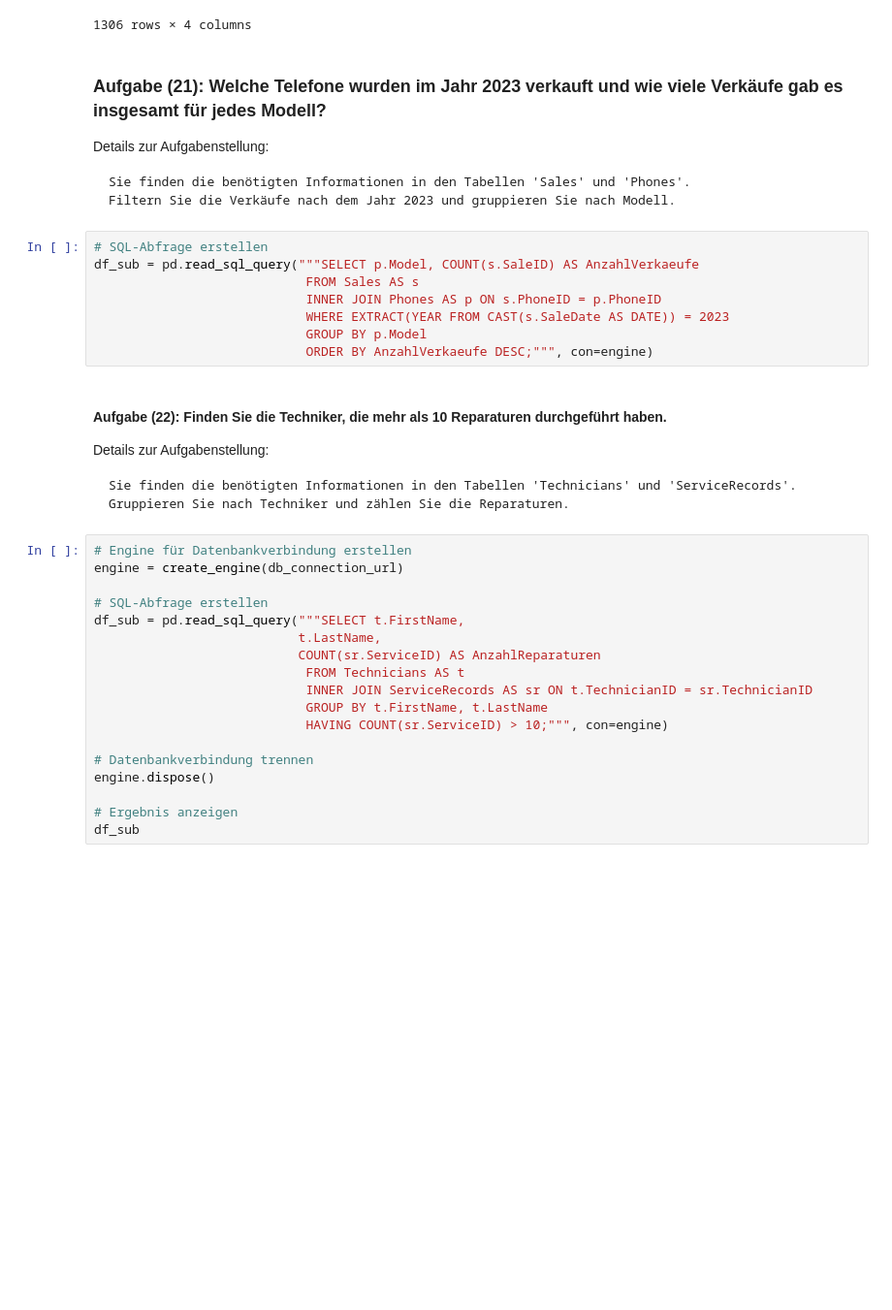
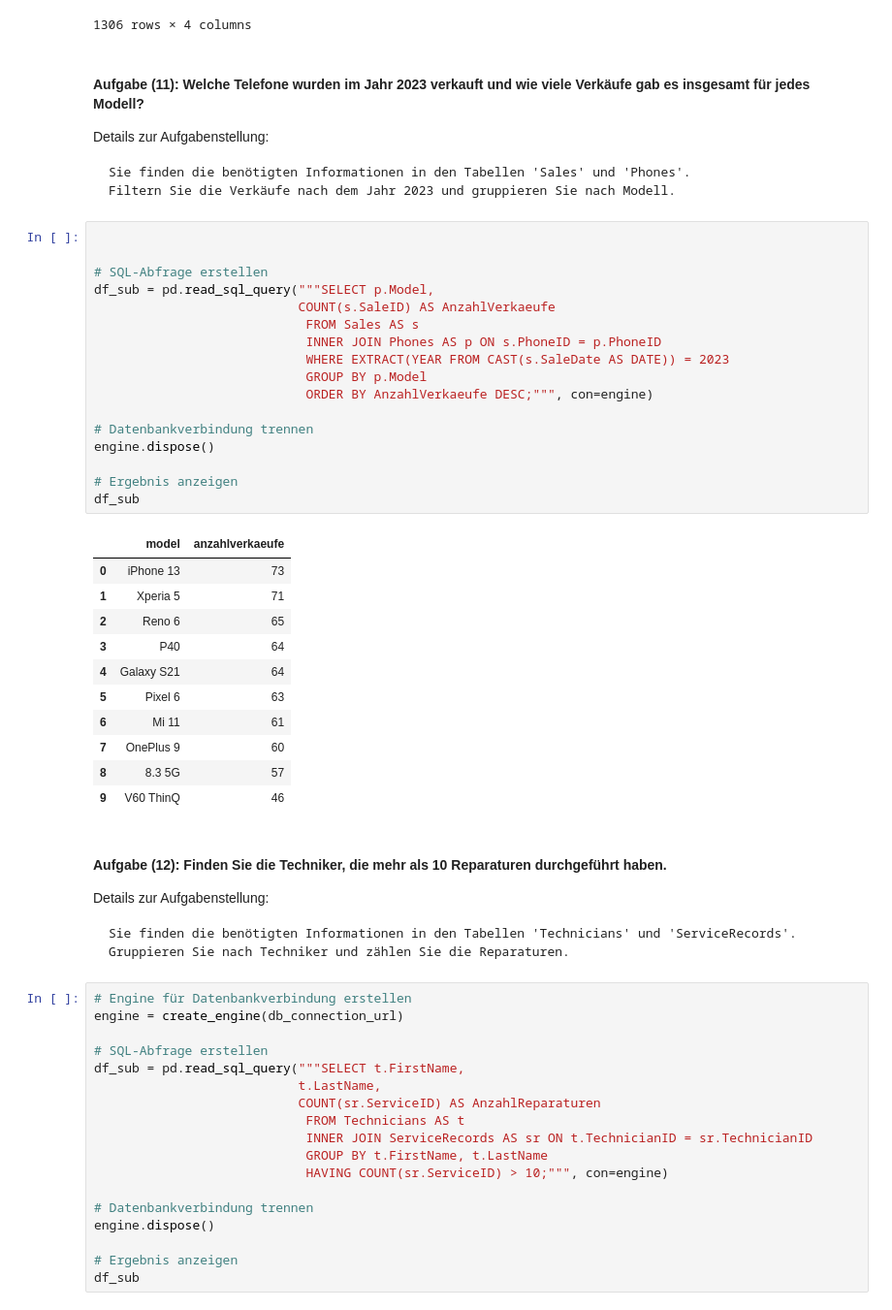
Before and after one commit to blobb3/python_postgresql_pgadmin, a Jupyter notebook: Test_Exam_Relationale_Daten_Solution.ipynb, the cells around one changed output. Shown: that part at 97% size. Cells and saved outputs as stored; diff of their text form; blank space fills up the shorter version.

```diff
--- a/Test_Exam_Relationale_Daten_Solution.ipynb
+++ b/Test_Exam_Relationale_Daten_Solution.ipynb
@@ -715,22 +720,43 @@ df_sub
 | 1305 | Ashley | Brown | V60 ThinQ | 1055.02 |
 1306 rows × 4 columns
 # %% [markdown]
-### Aufgabe (21): Welche Telefone wurden im Jahr 2023 verkauft und wie viele Verkäufe gab es insgesamt für jedes Modell?
+#### Aufgabe (11): Welche Telefone wurden im Jahr 2023 verkauft und wie viele Verkäufe gab es insgesamt für jedes Modell?
 
 Details zur Aufgabenstellung:
 
     Sie finden die benötigten Informationen in den Tabellen 'Sales' und 'Phones'.
     Filtern Sie die Verkäufe nach dem Jahr 2023 und gruppieren Sie nach Modell.
 # %%
+
+
 # SQL-Abfrage erstellen
-df_sub = pd.read_sql_query("""SELECT p.Model, COUNT(s.SaleID) AS AnzahlVerkaeufe
+df_sub = pd.read_sql_query("""SELECT p.Model,
+                           COUNT(s.SaleID) AS AnzahlVerkaeufe
                             FROM Sales AS s
                             INNER JOIN Phones AS p ON s.PhoneID = p.PhoneID
                             WHERE EXTRACT(YEAR FROM CAST(s.SaleDate AS DATE)) = 2023
                             GROUP BY p.Model
                             ORDER BY AnzahlVerkaeufe DESC;""", con=engine)
+
+# Datenbankverbindung trennen
+engine.dispose()
+
+# Ergebnis anzeigen
+df_sub
+# %% [output]
+|  | model | anzahlverkaeufe |
+| 0 | iPhone 13 | 73 |
+| 1 | Xperia 5 | 71 |
+| 2 | Reno 6 | 65 |
+| 3 | P40 | 64 |
+| 4 | Galaxy S21 | 64 |
+| 5 | Pixel 6 | 63 |
+| 6 | Mi 11 | 61 |
+| 7 | OnePlus 9 | 60 |
+| 8 | 8.3 5G | 57 |
+| 9 | V60 ThinQ | 46 |
 # %% [markdown]
-#### Aufgabe (22): Finden Sie die Techniker, die mehr als 10 Reparaturen durchgeführt haben.
+#### Aufgabe (12): Finden Sie die Techniker, die mehr als 10 Reparaturen durchgeführt haben.
 
 Details zur Aufgabenstellung:
 
```
Also changed, not shown: parts of 25 cells of this notebook.
